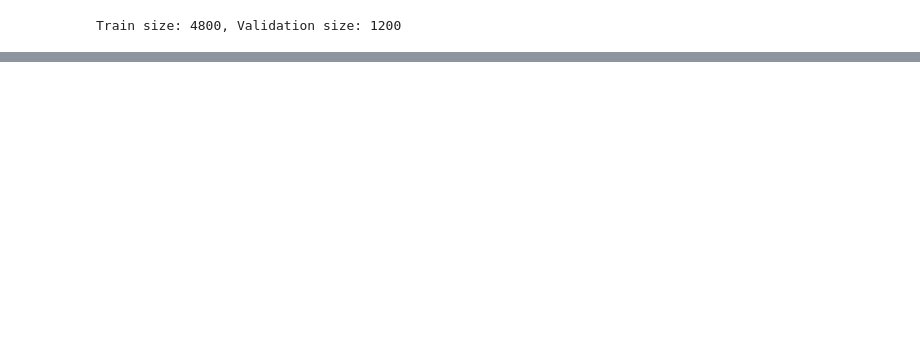
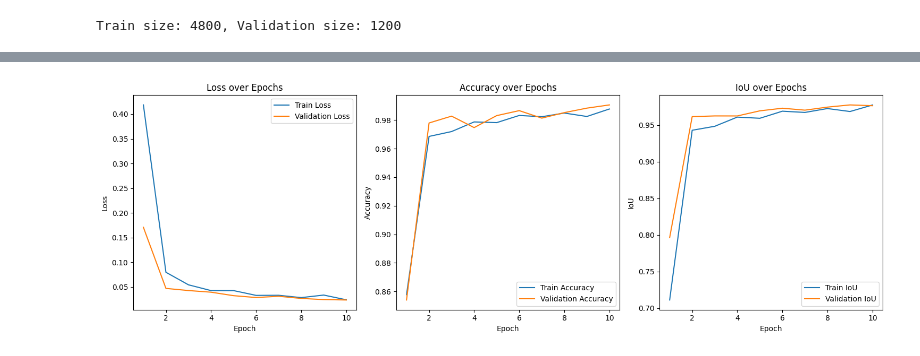
Before and after one commit to VyDat-1702/Spectrogram_Signal-Senmatic_Segmentation, a Jupyter notebook: SSNet.ipynb, the cells around one changed output, grey strips where cells are left out. Cells and saved outputs as stored; diff of their text form; code cells hidden in the pictures; blank space fills up the shorter version.

```diff
--- a/SSNet.ipynb
+++ b/SSNet.ipynb
@@ -323,6 +320,14 @@ criterion = nn.CrossEntropyLoss()
 optimizer = Adam(model.parameters(), lr=0.001)
 num_epochs = 10
 
+# Khởi tạo các list để lưu giá trị
+train_losses = []
+train_accuracies = []
+train_ious = []
+val_losses = []
+val_accuracies = []
+val_ious = []
+
 epoch_saved = 0
 best_val_mAcc = 0.0
 best_model_state = None
@@ -330,6 +335,14 @@ best_model_state = None
 for epoch in range(num_epochs):
     epoch_loss_train, mAcc_train, mIoU_train = train_epoch(model, train_dataloader, criterion, optimizer, device, classes)
     epoch_loss_val, mAcc_val, mIoU_val = evaluate(model, val_dataloader, criterion, device, classes)
+
+    # Lưu giá trị vào các list
+    train_losses.append(epoch_loss_train)
+    train_accuracies.append(mAcc_train)
+    train_ious.append(mIoU_train)
+    val_losses.append(epoch_loss_val)
+    val_accuracies.append(mAcc_val)
+    val_ious.append(mIoU_val)
 
     print(f"Epoch {epoch + 1}/{num_epochs}")
     print(f"Train Loss: {epoch_loss_train:.4f}, Mean Accuracy: {mAcc_train:.4f}, Mean IoU: {mIoU_train:.4f}")
@@ -404,0 +418,35 @@ Validation Loss: 0.0231, Mean Accuracy: 0.9910, Mean IoU: 0.9789
+# %%
+import matplotlib.pyplot as plt
+plt.figure(figsize=(15, 5))
+
+# Biểu đồ Loss
+plt.subplot(1, 3, 1)
+plt.plot(range(1, num_epochs + 1), train_losses, label='Train Loss')
+plt.plot(range(1, num_epochs + 1), val_losses, label='Validation Loss')
+plt.xlabel('Epoch')
+plt.ylabel('Loss')
+plt.title('Loss over Epochs')
+plt.legend()
+
+# Biểu đồ Accuracy
+plt.subplot(1, 3, 2)
+plt.plot(range(1, num_epochs + 1), train_accuracies, label='Train Accuracy')
+plt.plot(range(1, num_epochs + 1), val_accuracies, label='Validation Accuracy')
+plt.xlabel('Epoch')
+plt.ylabel('Accuracy')
+plt.title('Accuracy over Epochs')
+plt.legend()
+
+# Biểu đồ IoU
+plt.subplot(1, 3, 3)
+plt.plot(range(1, num_epochs + 1), train_ious, label='Train IoU')
+plt.plot(range(1, num_epochs + 1), val_ious, label='Validation IoU')
+plt.xlabel('Epoch')
+plt.ylabel('IoU')
+plt.title('IoU over Epochs')
+plt.legend()
+
+plt.tight_layout()
+plt.show()
+# %% [output]
+[figure, added]
```
Also changed, not shown: parts of 3 cells of this notebook.
